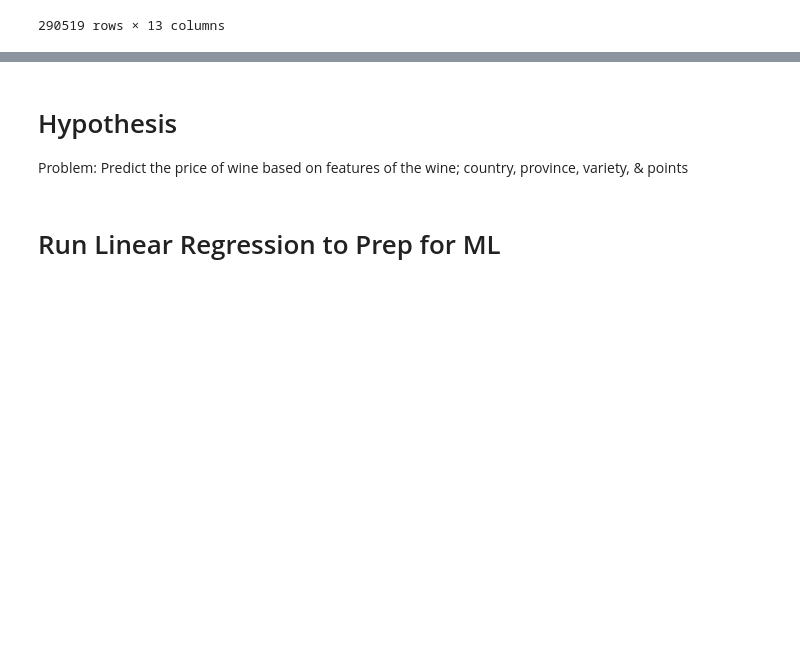
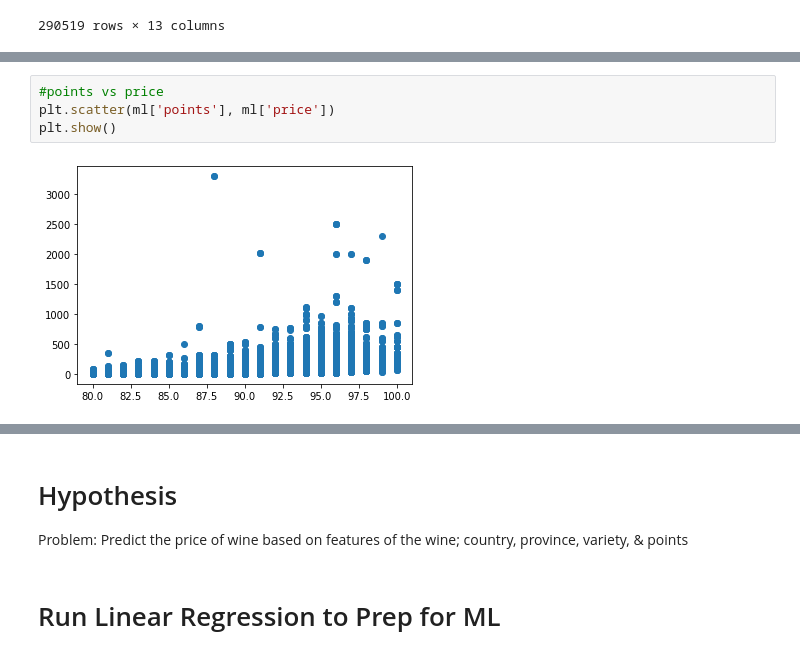
Before and after one commit to miladdavoodi9/Wine_Pricing_Model, a Jupyter notebook: WineProject.ipynb, the cells around one changed output, grey strips where cells are left out. Drawn from its saved outputs; the diff is of its cells as text; blank space fills up the shorter version.

```diff
--- a/WineProject.ipynb
+++ b/WineProject.ipynb
@@ -174,0 +201,6 @@ How many varieties are there?
+# %%
+#points vs price
+plt.scatter(ml['points'], ml['price'])
+plt.show()
+# %% [output]
+[figure, added]
```
Also changed, not shown: parts of 5 cells of this notebook.
